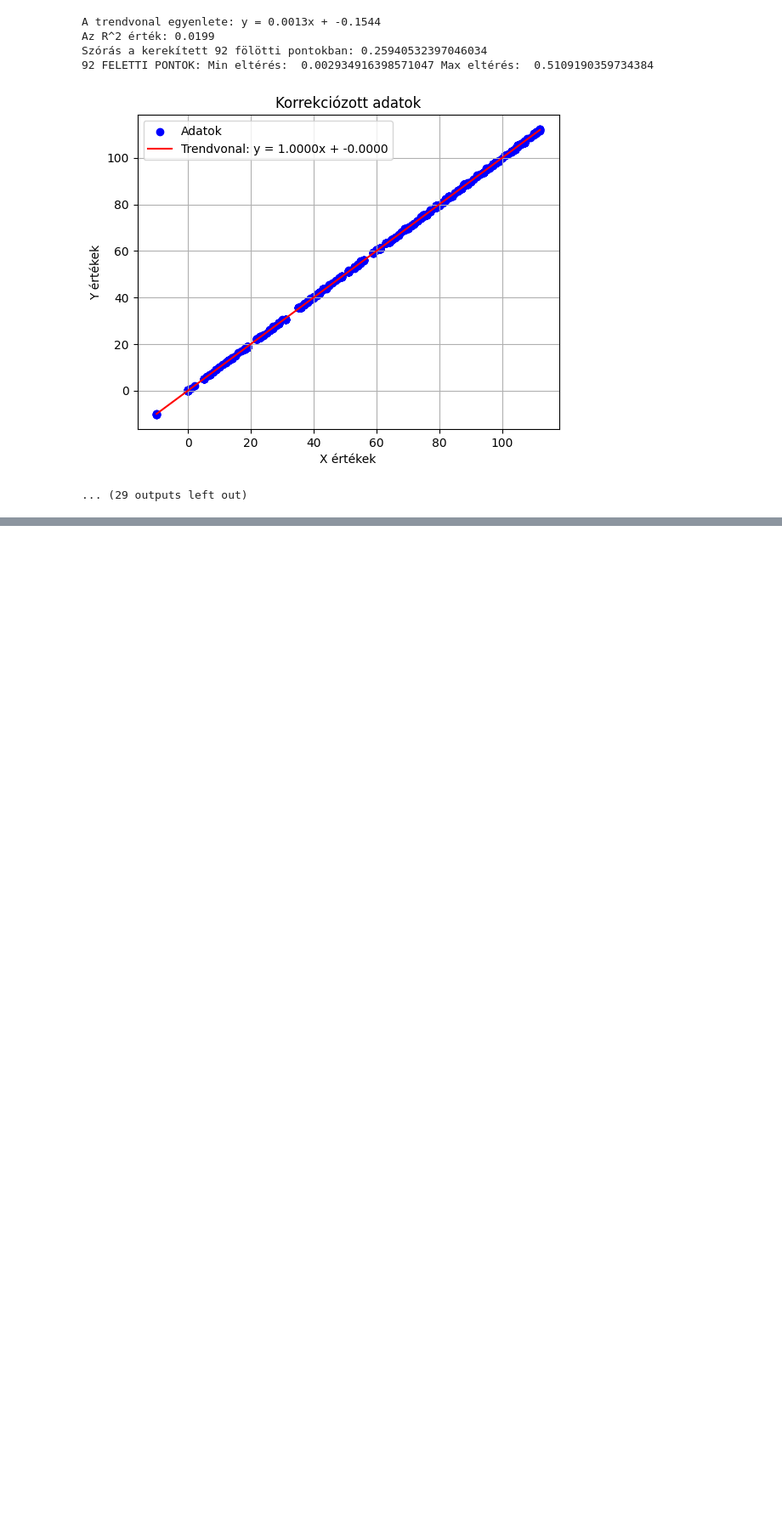
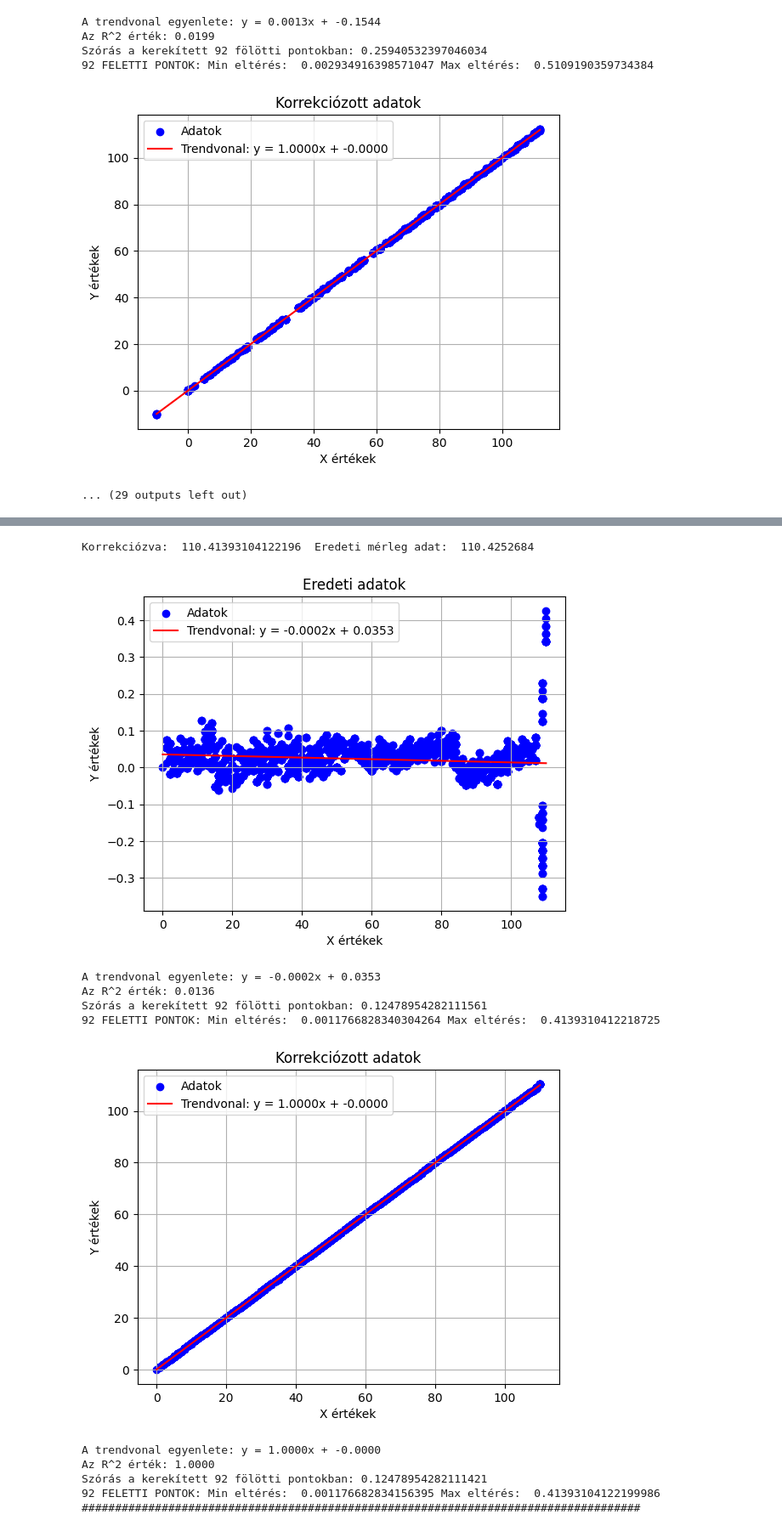
Before and after one commit to lakatosgabor/meres_szimulacio, a Jupyter notebook: KPS9_merleg_szimuláció.ipynb, the cells around one changed output, grey strips where cells are left out. Shown at 85% size. Cells and saved outputs as stored; diff of their text form; code cells hidden in the pictures; blank space fills up the shorter version.

```diff
--- a/KPS9_merleg_szimuláció.ipynb
+++ b/KPS9_merleg_szimuláció.ipynb
@@ -1060,0 +1077,35 @@ Szórás a kerekített 92 fölötti pontokban: 0.25940532397046034
+# %%
+def meresek(file_path):
+    df = pd.read_csv(file_path, sep=';', header=None)
+    df = df.replace(',', '.', regex=True)
+    df = df.astype(float)
+    return df.values.flatten()  # 2D → 1D vektor
+# %%
+merleg_db = meresek("/content/drive/MyDrive/PhD/Kódok/meres.csv")
+darab = meresek("/content/drive/MyDrive/PhD/Kódok/meres_kerekitve.csv")
+
+maradek = merleg_db - darab
+x = darab
+y = merleg_db
+# %%
+a, b = correction_function(x, y)
+
+correction_value = merleg_db - b + a * darab
+print("Korrekciózva: ", correction_value[-1], " Eredeti mérleg adat: ", merleg_db[-1])
+show_error_function(x, maradek, "Eredeti adatok")
+show_error_function(x, correction_value, "Korrekciózott adatok")
+
+print("####################################################################################")
+# %% [output]
+Korrekciózva:  110.41393104122196  Eredeti mérleg adat:  110.4252684
+[figure, added]
+A trendvonal egyenlete: y = -0.0002x + 0.0353
+Az R^2 érték: 0.0136
+Szórás a kerekített 92 fölötti pontokban: 0.12478954282111561
+92 FELETTI PONTOK: Min eltérés:  0.0011766828340304264 Max eltérés:  0.4139310412218725
+[figure, added]
+A trendvonal egyenlete: y = 1.0000x + -0.0000
+Az R^2 érték: 1.0000
+Szórás a kerekített 92 fölötti pontokban: 0.12478954282111421
+92 FELETTI PONTOK: Min eltérés:  0.001176682834156395 Max eltérés:  0.41393104122199986
+####################################################################################
```
Also changed, not shown: parts of 2 cells of this notebook.
